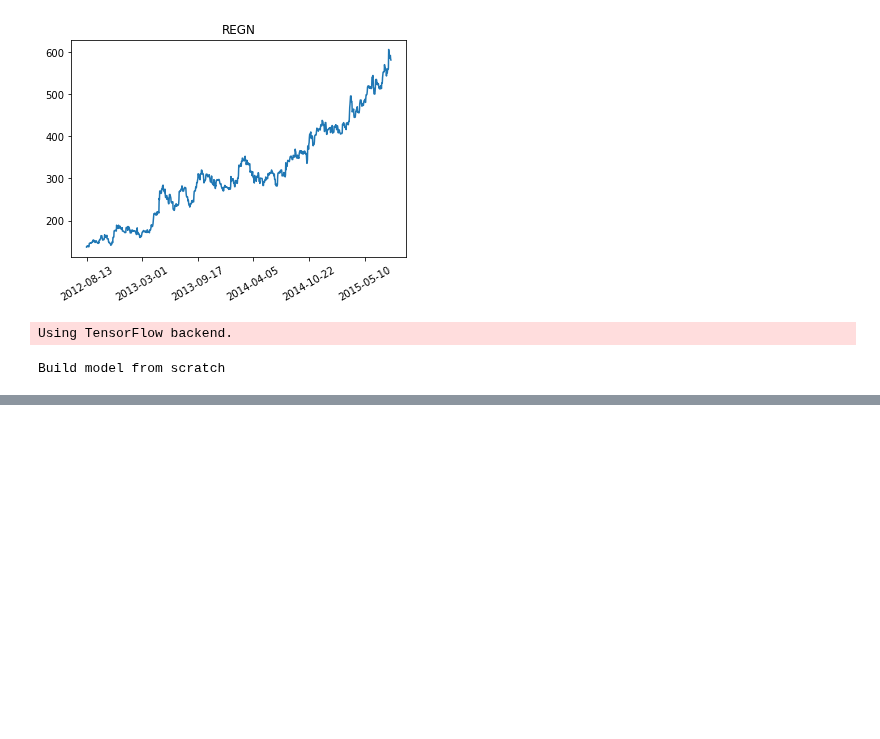
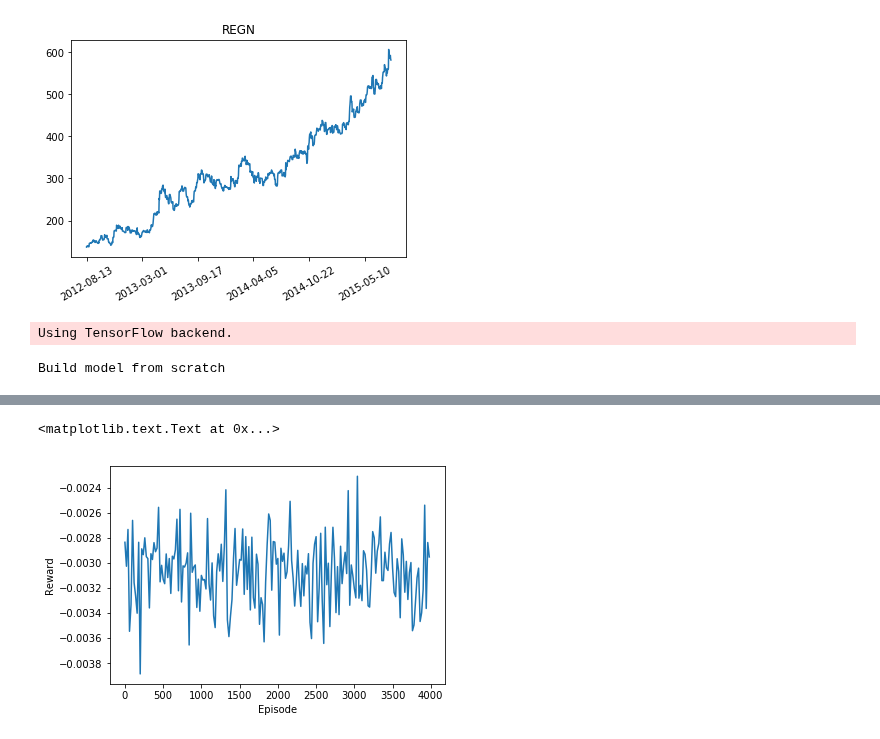
Before and after one commit to vermouth1992/drl-portfolio-management, a Jupyter notebook: src/ddpg_experiments.ipynb, the cells around one changed output, grey strips where cells are left out. Drawn from its saved outputs; the diff is of its cells as text; code cells hidden in the pictures; blank space fills up the shorter version.

```diff
--- a/src/ddpg_experiments.ipynb
+++ b/src/ddpg_experiments.ipynb
@@ -129,0 +120,10 @@ env._render()
+# %%
+# plot episode reward and save it
+total_reward_stat = np.load('temp/total_reward_state_1.npz')['stat']
+x = range(len(total_reward_stat))[::20]
+plt.plot(x, total_reward_stat[::20])
+plt.xlabel('Episode')
+plt.ylabel('Reward')
+# %% [output]
+<matplotlib.text.Text at 0x...>
+[figure, added]
```
Also changed, not shown: parts of 4 cells of this notebook, 1 other file.
